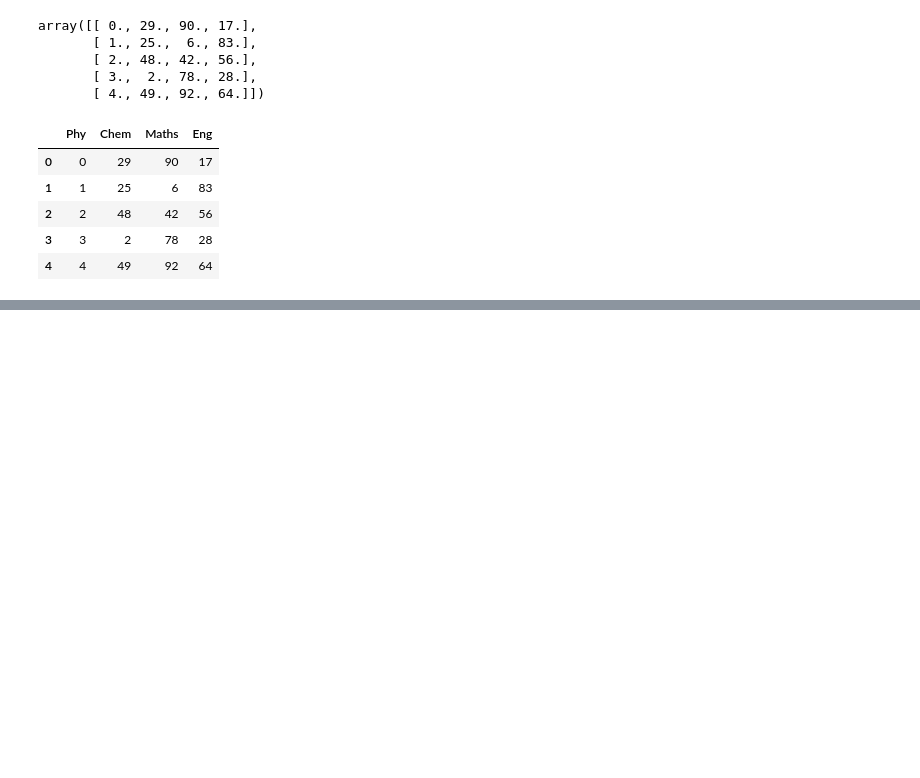
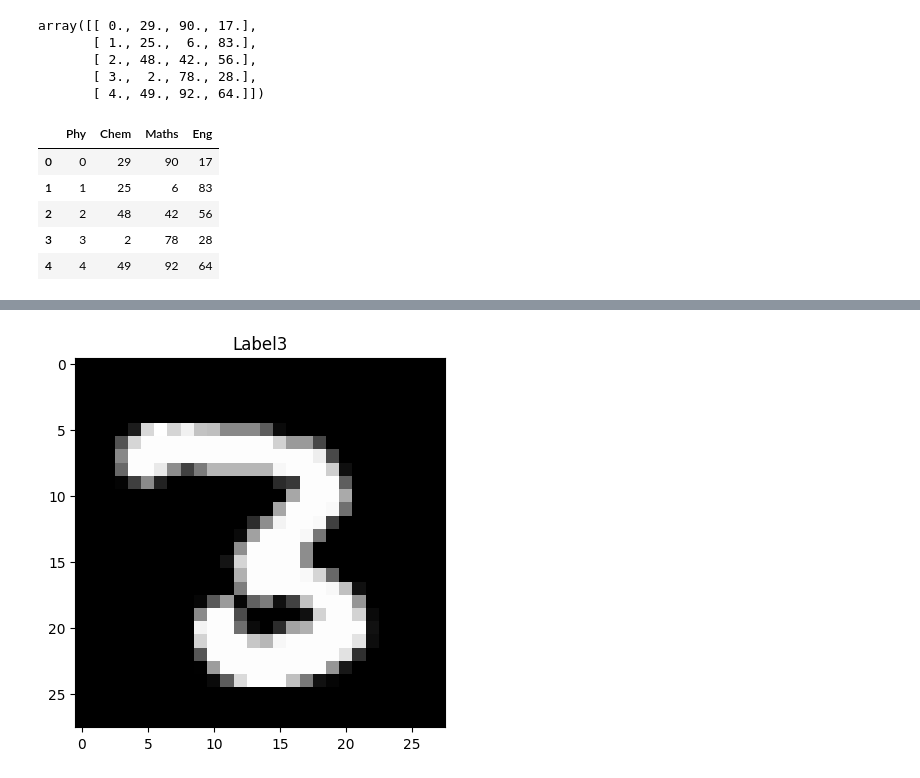
Before and after one commit to Abhijeet399/Data_Science_batch_noida, a Jupyter notebook: pandas.ipynb, the cells around one changed output, grey strips where cells are left out. Drawn from its saved outputs; the diff is of its cells as text; code cells hidden in the pictures; blank space fills up the shorter version.

```diff
--- a/pandas.ipynb
+++ b/pandas.ipynb
@@ -191,3 +192,5 @@ new_df
 new_df.to_csv("custom_marks.csv")
 # %%
 new_df.to_csv("custom_marks.csv", index = False)
+# %%
+mnist_data = pd.read_csv('/Users/codingblocks/Downloads/mnist_test.csv')
@@ -193,0 +219,4 @@ new_df.to_csv("custom_marks.csv", index = False)
+# %%
+np.random.seed(0)
+np.random.shuffle(data)
+data = mnist_data.values
@@ -193,0 +233,11 @@ new_df.to_csv("custom_marks.csv", index = False)
+# %%
+X = data[:, 1:]
+Y = data[:, 0]
+# %%
+def draw(x, y, i):
+    plt.imshow(x[i].reshape(28, 28), cmap = 'gray')
+    plt.title("Label" + str(y[i]))
+# %%
+draw(X, Y, 10)
+# %% [output]
+[figure, added]
```
Also changed, not shown: parts of 25 cells of this notebook.
